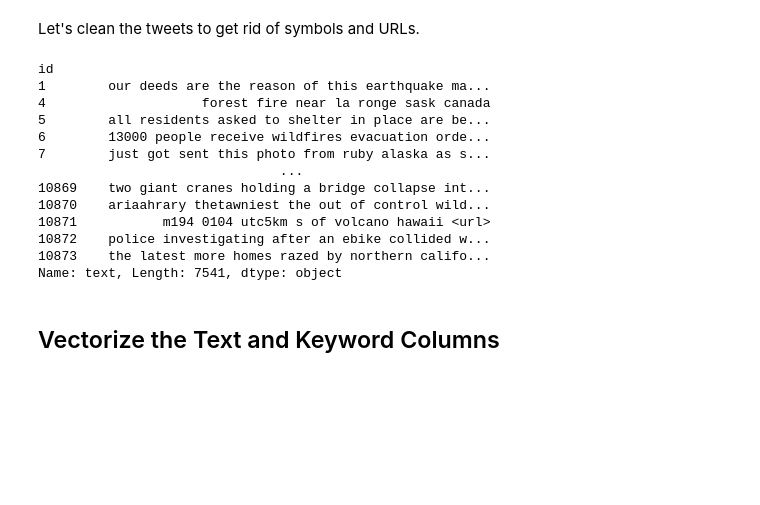
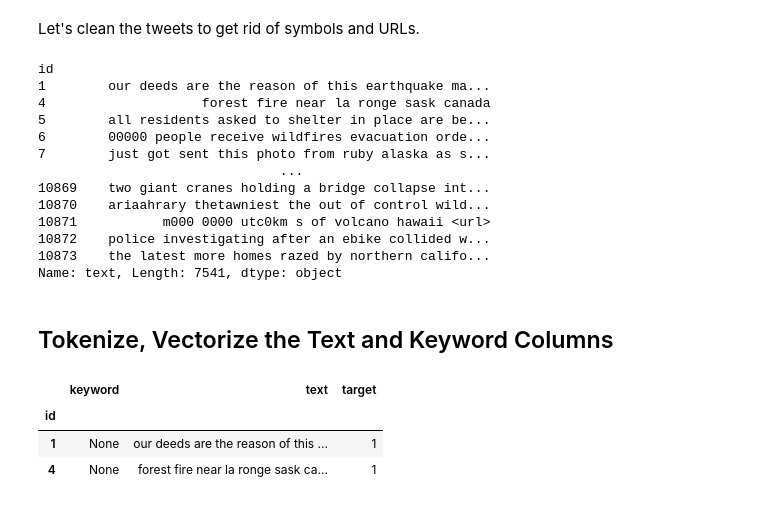
Before and after one commit to Kashiwaba23/disaster_tweets, a Jupyter notebook: data_processing.ipynb, the cells around one changed output. Drawn from its saved outputs; the diff is of its cells as text; code cells hidden in the pictures; blank space fills up the shorter version.

```diff
--- a/data_processing.ipynb
+++ b/data_processing.ipynb
@@ -118,7 +118,8 @@ Let's clean the tweets to get rid of symbols and URLs.
 from cleantext.sklearn import CleanTransformer
 # %%
 cleaner = CleanTransformer(no_urls=True, no_emails=True,
-                           no_currency_symbols=True, no_punct=True, lang='en')
+                           no_currency_symbols=True, no_punct=True, lang='en',
+                           lower=True, no_digits=True)
 # %%
 train_data['text'] = cleaner.transform(train_data['text'])
 # %%
@@ -128,14 +129,21 @@ id
 1        our deeds are the reason of this earthquake ma...
 4                    forest fire near la ronge sask canada
 5        all residents asked to shelter in place are be...
-6        13000 people receive wildfires evacuation orde...
+6        00000 people receive wildfires evacuation orde...
 7        just got sent this photo from ruby alaska as s...
                                ...
 10869    two giant cranes holding a bridge collapse int...
 10870    ariaahrary thetawniest the out of control wild...
-10871           m194 0104 utc5km s of volcano hawaii <url>
+10871           m000 0000 utc0km s of volcano hawaii <url>
 10872    police investigating after an ebike collided w...
 10873    the latest more homes razed by northern califo...
 Name: text, Length: 7541, dtype: object
 # %% [markdown]
-## Vectorize the Text and Keyword Columns
+## Tokenize, Vectorize the Text and Keyword Columns
+# %%
+train_data.head(2)
+# %% [output]
+|  | keyword | text | target |
+| id |  |  |  |
+| 1 | None | our deeds are the reason of this ... | 1 |
+| 4 | None | forest fire near la ronge sask ca... | 1 |
```
